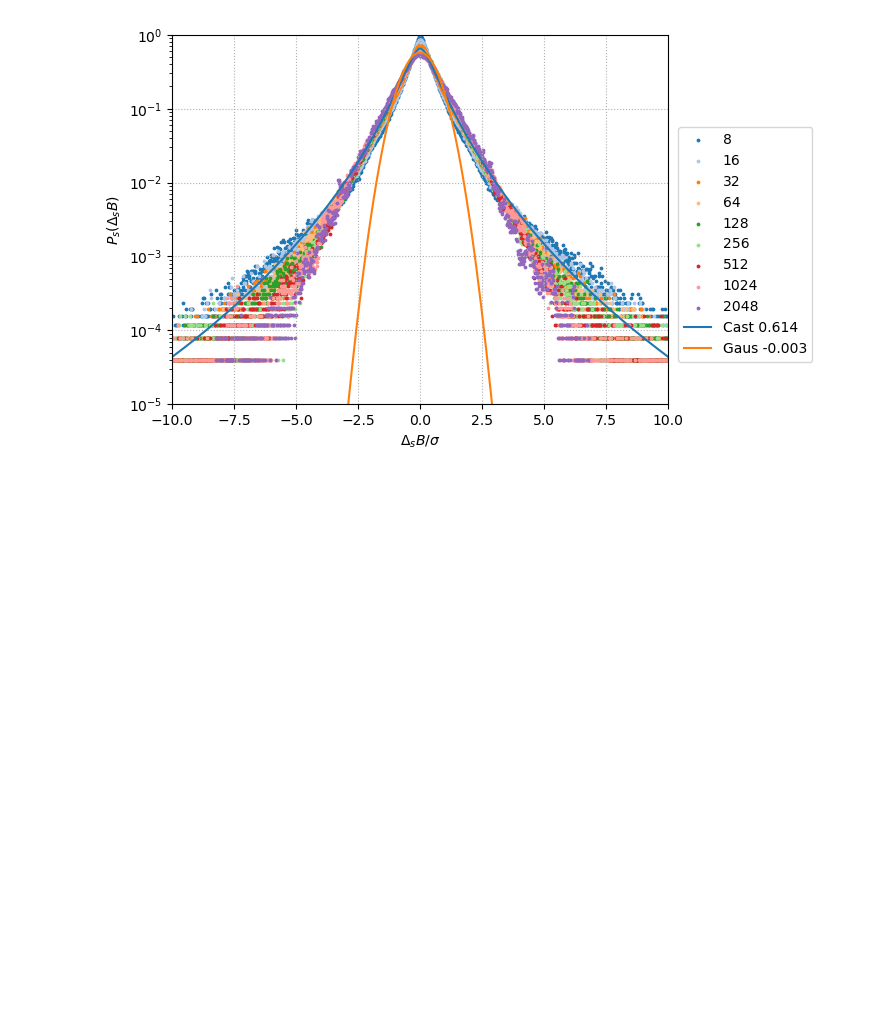
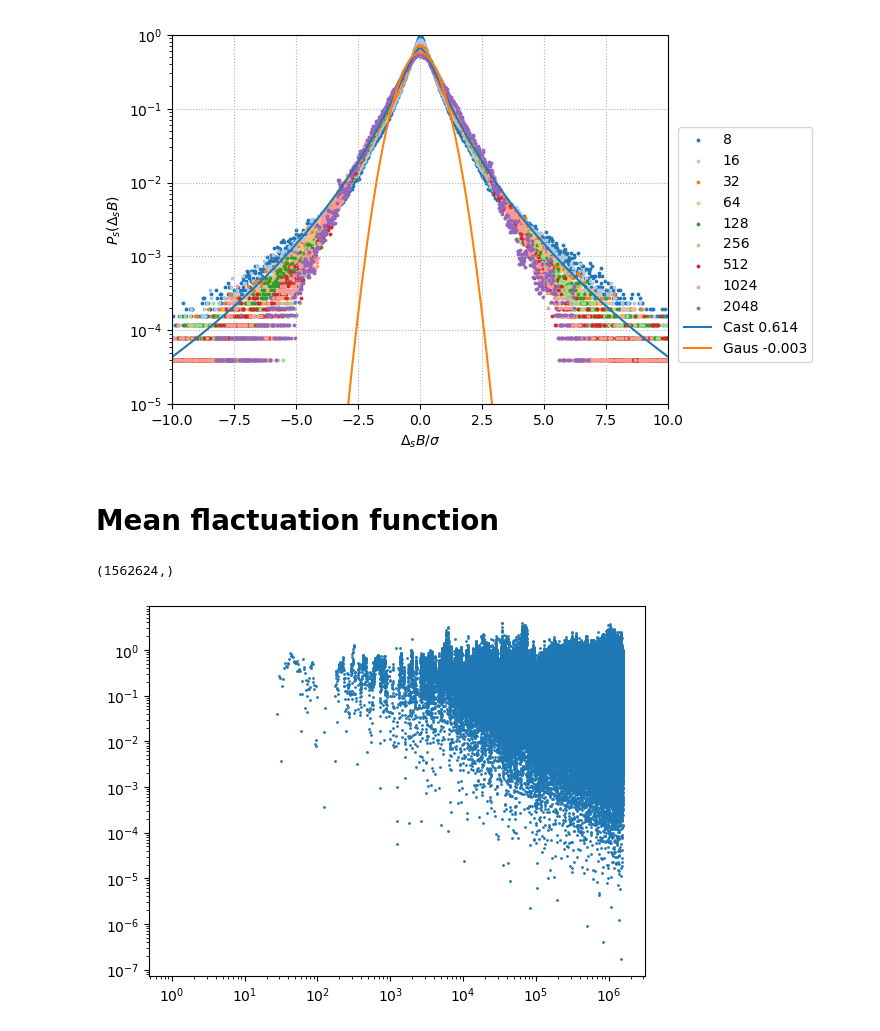
Before and after one commit to threeblueonebrowneyes/Critical-Scale-Invariance-Heart-Rate, a Jupyter notebook: CleanCode-Chfdb_CopyMIT.ipynb, the cells around one changed output. Drawn from its saved outputs; the diff is of its cells as text; code cells hidden in the pictures; blank space fills up the shorter version.

Commit message:
mean fluctuation function test

```diff
--- a/CleanCode-Chfdb_CopyMIT.ipynb
+++ b/CleanCode-Chfdb_CopyMIT.ipynb
@@ -376,3 +376,21 @@ plt.show()
 Chi squared 0.0002508127638740773
 Chi squared g 0.0052892700294511034
 [figure]
+# %% [markdown]
+# Mean flactuation function
+# %%
+for i in range(len(list_Delta_B)):
+    list_Delta_B[i] = list_Delta_B[i][:1562624]
+# %%
+list_Delta_B=np.squeeze(list_Delta_B)
+F_i = np.mean(list_Delta_B, axis=0)
+print(F_i.shape)
+# %% [output]
+(1562624,)
+# %%
+
+plt.scatter(range(len(F_i)), F_i, s=1)
+plt.yscale('log')
+plt.xscale('log')
+# %% [output]
+[figure, added]
```
Also changed, not shown: 1 other file.
